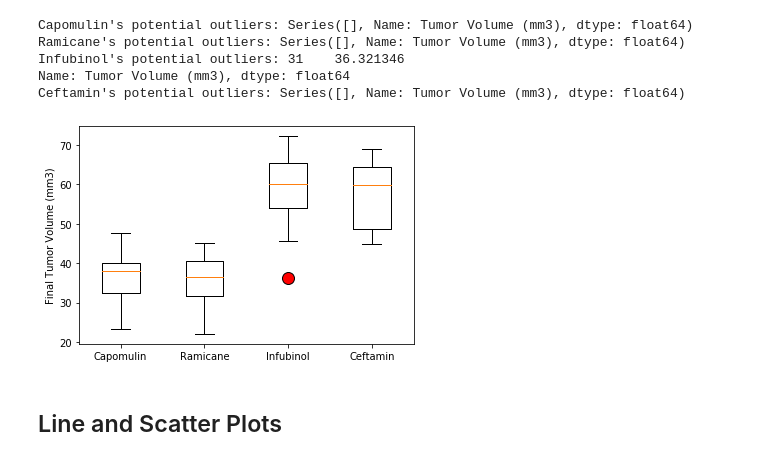
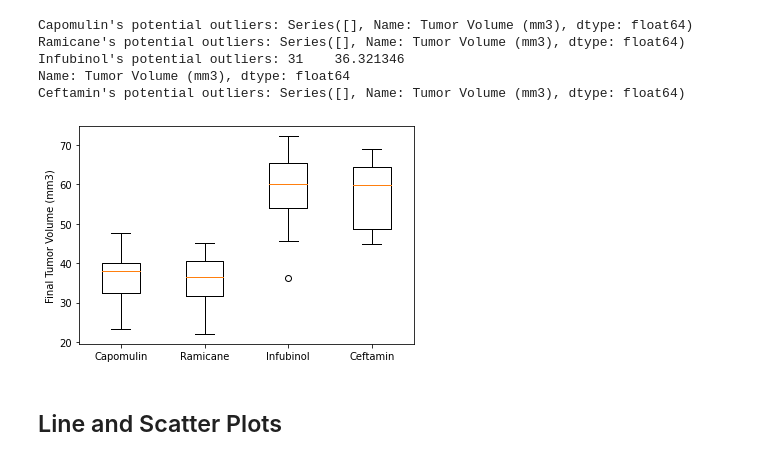
Before and after one commit to xCandy13/matplotlib-challenge, a Jupyter notebook: Pymaceuticals/pymaceuticals.ipynb, the cells around one changed output. Saved outputs shown, nothing was run; the diff lists cells and outputs as text; code cells hidden in the pictures.

```diff
--- a/Pymaceuticals/pymaceuticals.ipynb
+++ b/Pymaceuticals/pymaceuticals.ipynb
@@ -148,26 +186,32 @@ tumor_summary_agg
 # Capomulin, Ramicane, Infubinol, and Ceftamin
 
 # Start by getting the last (greatest) timepoint for each mouse
-
+last_timepoint = study_results.loc[~study_results.duplicated(subset=['Mouse ID'],keep='last')]
 
 # Merge this group df with the original DataFrame to get the tumor volume at the last timepoint
+end_time = mouse_metadata.merge(last_timepoint,on="Mouse ID", sort=True)
 # %%
 # Put treatments into a list for for loop (and later for plot labels)
-
+treatments = ['Capomulin','Ramicane','Infubinol','Ceftamin']
 
 # Create empty list to fill with tumor vol data (for plotting)
-
+selected_fvolumes = []
 
 # Calculate the IQR and quantitatively determine if there are any potential outliers.
-
-
+for drug in treatments:
     # Locate the rows which contain mice on each drug and get the tumor volumes
-
-
+    tumors = end_time.loc[end_time['Drug Regimen']==drug]['Tumor Volume (mm3)']
     # add subset
-
-
+    selected_fvolumes.append(tumors)
     # Determine outliers using upper and lower bounds
+    quartiles = tumors.quantile([.25,.5,.75])
+    lowerq = quartiles[0.25]
+    upperq = quartiles[0.75]
+    iqr = upperq-lowerq
+    lower_bound = lowerq - (1.5*iqr)
+    upper_bound = upperq + (1.5*iqr)
+    outliers = tumors.loc[(tumors<lower_bound) | (tumors>upper_bound)]
+    print(f'{drug}\'s potential outliers: {outliers}')
 # %% [output]
 Capomulin's potential outliers: Series([], Name: Tumor Volume (mm3), dtype: float64)
 Ramicane's potential outliers: Series([], Name: Tumor Volume (mm3), dtype: float64)
@@ -176,7 +220,11 @@ Name: Tumor Volume (mm3), dtype: float64
 Ceftamin's potential outliers: Series([], Name: Tumor Volume (mm3), dtype: float64)
 # %%
 # Generate a box plot that shows the distrubution of the tumor volume for each treatment group.
+fig1, ax1 = plt.subplots()
+ax1.set_ylabel('Final Tumor Volume (mm3)')
+ax1.boxplot(selected_fvolumes,labels=treatments)
+plt.show()
 # %% [output]
-[figure, old version]
+[figure, new version]
 # %% [markdown]
 ## Line and Scatter Plots
```
Also changed, not shown: parts of 11 cells of this notebook, 1 other file.
